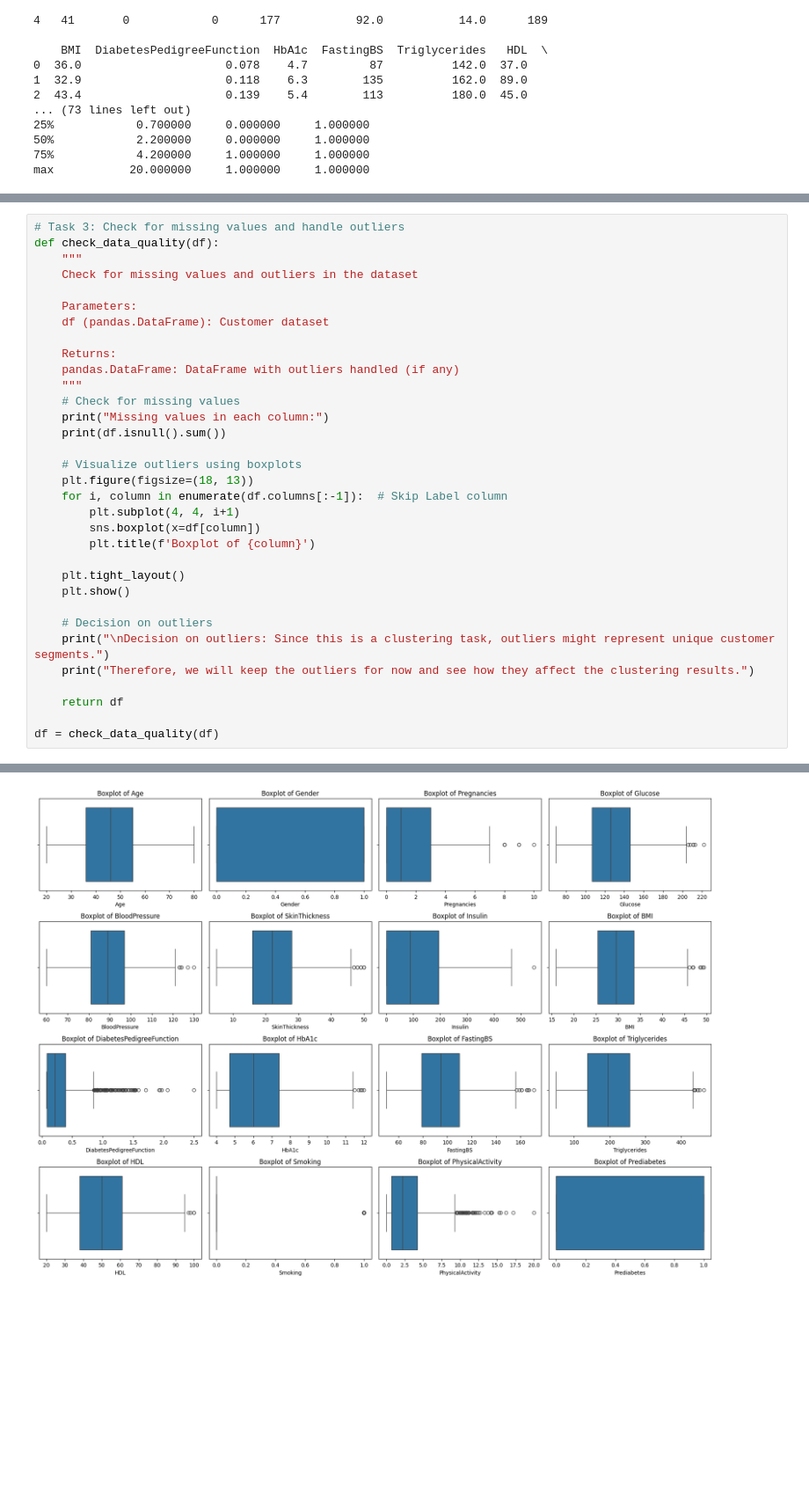
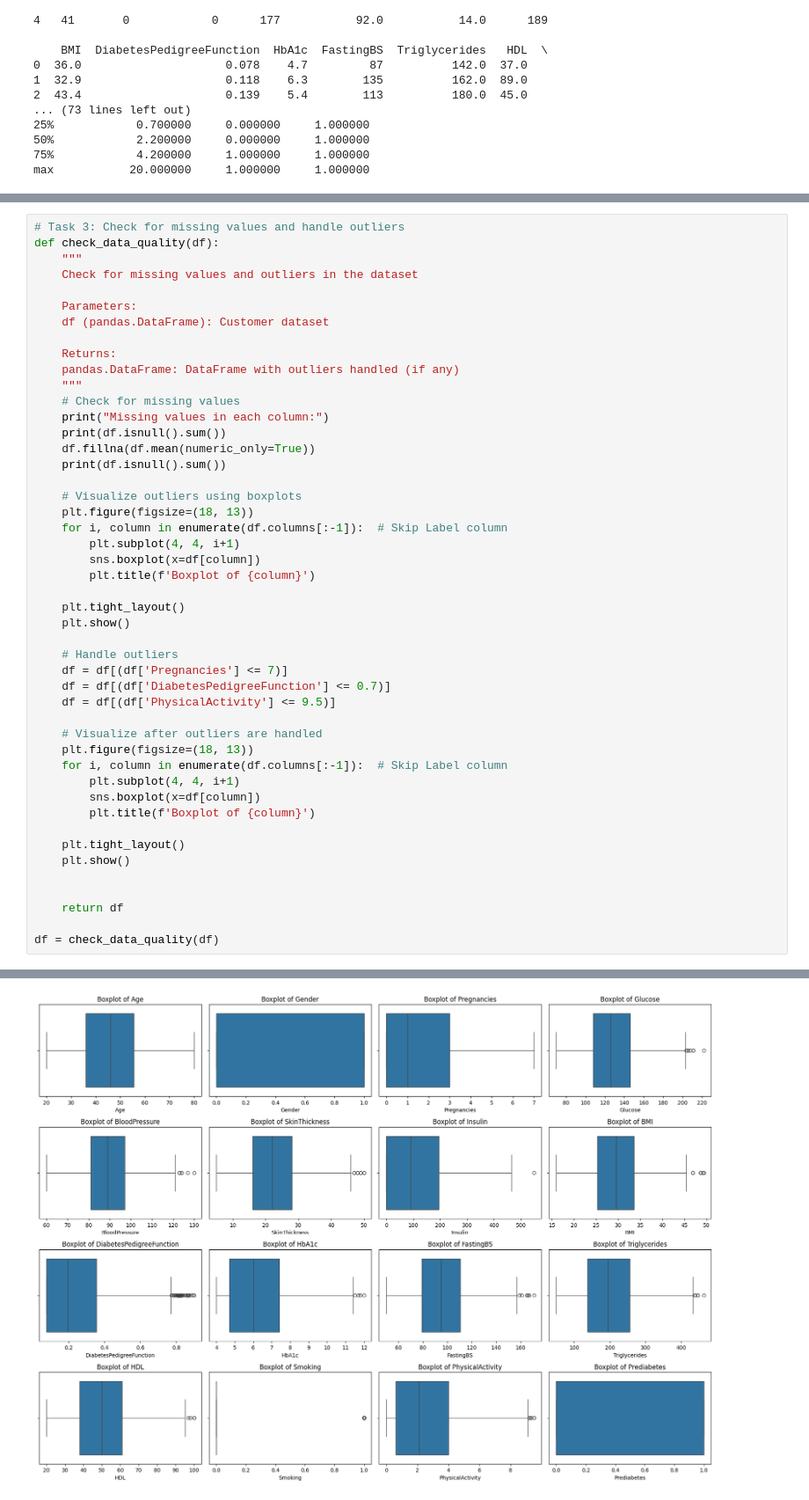
Before and after one commit to gsarada/AICourse-2026, a Jupyter notebook: mod3assmt.ipynb, the cells around one changed output, grey strips where cells are left out. Shown at 88% size. Saved outputs shown, nothing was run; the diff lists cells and outputs as text; blank space fills up the shorter version.

```diff
--- a/mod3assmt.ipynb
+++ b/mod3assmt.ipynb
@@ -122,6 +123,8 @@ def check_data_quality(df):
     # Check for missing values
     print("Missing values in each column:")
     print(df.isnull().sum())
+    df.fillna(df.mean(numeric_only=True))
+    print(df.isnull().sum())
 
     # Visualize outliers using boxplots
     plt.figure(figsize=(18, 13))
@@ -133,9 +136,21 @@ def check_data_quality(df):
     plt.tight_layout()
     plt.show()
 
-    # Decision on outliers
-    print("\nDecision on outliers: Since this is a clustering task, outliers might represent unique customer segments.")
-    print("Therefore, we will keep the outliers for now and see how they affect the clustering results.")
+    # Handle outliers
+    df = df[(df['Pregnancies'] <= 7)]
+    df = df[(df['DiabetesPedigreeFunction'] <= 0.7)]
+    df = df[(df['PhysicalActivity'] <= 9.5)]
+
+    # Visualize after outliers are handled
+    plt.figure(figsize=(18, 13))
+    for i, column in enumerate(df.columns[:-1]):  # Skip Label column
+        plt.subplot(4, 4, i+1)
+        sns.boxplot(x=df[column])
+        plt.title(f'Boxplot of {column}')
+
+    plt.tight_layout()
+    plt.show()
+
 
     return df
 
@@ -162,2 +175,2 @@ Diabetes                      0
 dtype: int64
-[figure, old version]
+[figure, new version]
```
Also changed, not shown: parts of 4 cells of this notebook.
